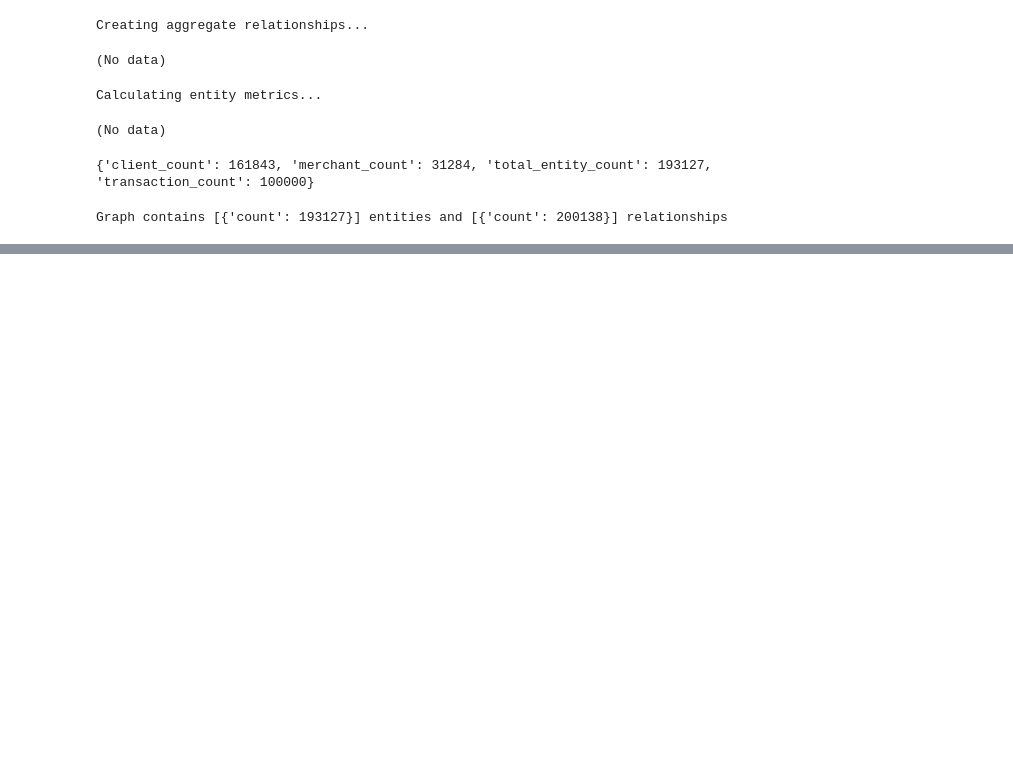
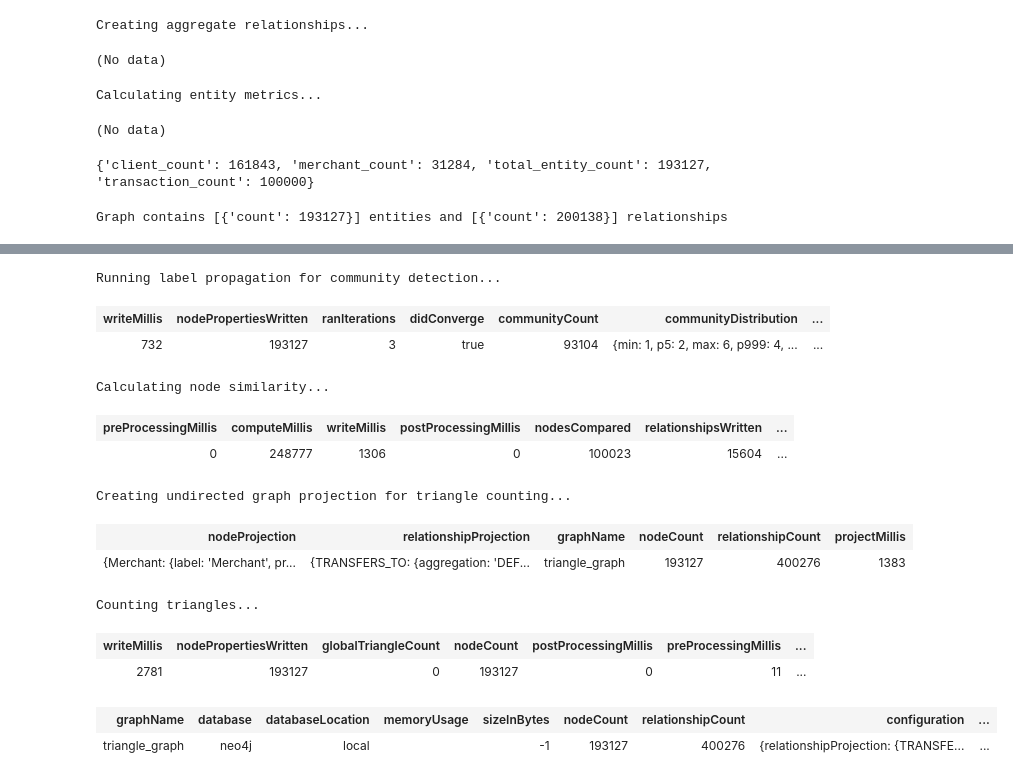
Before and after one commit to Hritin-Raj/Network-Analysis-Fraud-Detection-using-Knowledge-Graphs, a Jupyter notebook: main.ipynb, the cells around one changed output, grey strips where cells are left out. Cells and saved outputs as stored; diff of their text form; code cells hidden in the pictures; blank space fills up the shorter version.

Commit message:
Performed graph analytics using algorithms like PageRank, Louvain, Betweenness Centrality, Node Similarity and Triangle Counting

```diff
--- a/main.ipynb
+++ b/main.ipynb
@@ -362,0 +433,76 @@ Graph contains [{'count': 193127}] entities and [{'count': 200138}] relationship
+# %%
+print("Running label propagation for community detection...")
+graph.run("""
+CALL gds.labelPropagation.write(
+  'pagerank_graph',
+  {
+    relationshipTypes: ['TRANSFERS_TO'],
+    writeProperty: 'lpa_community'
+  }
+)
+""")
+# %% [output]
+Running label propagation for community detection...
+| writeMillis | nodePropertiesWritten | ranIterations | didConverge | communityCount | communityDistribution | ... |
+| 732 | 193127 | 3 | true | 93104 | {min: 1, p5: 2, max: 6, p999: 4, ... | ... |
+# %%
+print("Calculating node similarity...")
+graph.run("""
+CALL gds.nodeSimilarity.write(
+  'pagerank_graph',
+  {
+    relationshipTypes: ['TRANSACTION'],
+    writeRelationshipType: 'SIMILAR',
+    writeProperty: 'similarity'
+  }
+)
+""")
+# %% [output]
+Calculating node similarity...
+| preProcessingMillis | computeMillis | writeMillis | postProcessingMillis | nodesCompared | relationshipsWritten | ... |
+| 0 | 248777 | 1306 | 0 | 100023 | 15604 | ... |
+# %%
+# For Triangle Count - create a specific projection with undirected relationships
+print("Creating undirected graph projection for triangle counting...")
+graph.run("""
+CALL gds.graph.project(
+  'triangle_graph',
+  ['Client', 'Merchant'],
+  {
+    TRANSACTION: {
+      orientation: 'UNDIRECTED',
+      properties: ['amount', 'is_fraud_num']
+    },
+    TRANSFERS_TO: {
+      orientation: 'UNDIRECTED',
+      properties: ['tx_count', 'fraud_ratio']
+    }
+  }
+)
+""")
+# %% [output]
+Creating undirected graph projection for triangle counting...
+| nodeProjection | relationshipProjection | graphName | nodeCount | relationshipCount | projectMillis |
+| {Merchant: {label: 'Merchant', pr... | {TRANSFERS_TO: {aggregation: 'DEF... | triangle_graph | 193127 | 400276 | 1383 |
+# %%
+# Counting triangles on the undirected graph
+print("Counting triangles...")
+graph.run("""
+CALL gds.triangleCount.write(
+  'triangle_graph',
+  {
+    writeProperty: 'triangle_count'
+  }
+)
+""")
+# %% [output]
+Counting triangles...
+| writeMillis | nodePropertiesWritten | globalTriangleCount | nodeCount | postProcessingMillis | preProcessingMillis | ... |
+| 2781 | 193127 | 0 | 193127 | 0 | 11 | ... |
+# %%
+# Drop the projected graph
+graph.run("CALL gds.graph.drop('pagerank_graph')")
+graph.run("CALL gds.graph.drop('triangle_graph')")
+# %% [output]
+| graphName | database | databaseLocation | memoryUsage | sizeInBytes | nodeCount | relationshipCount | configuration | ... |
+| triangle_graph | neo4j | local |  | -1 | 193127 | 400276 | {relationshipProjection: {TRANSFE... | ... |
```
Also changed, not shown: parts of 4 cells of this notebook.
